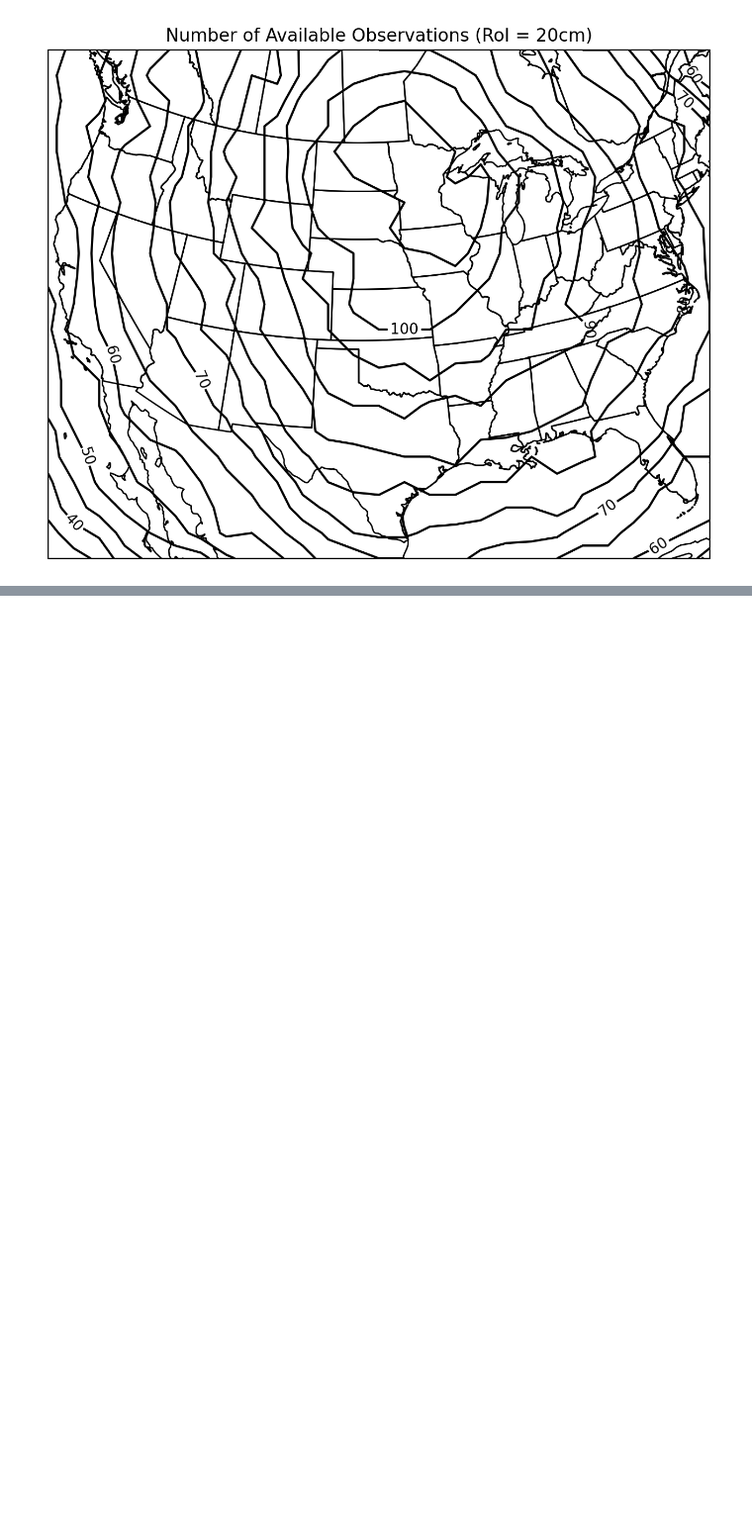
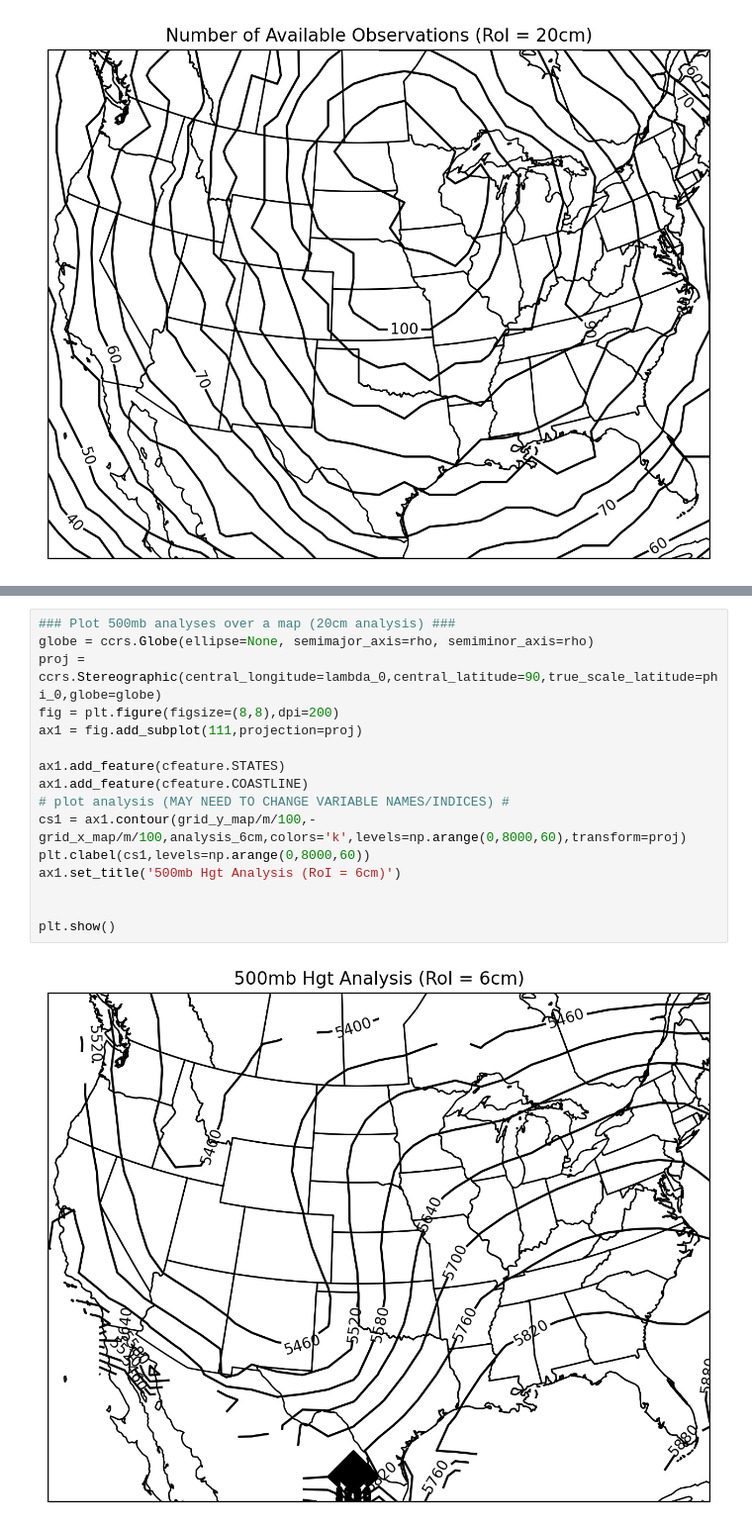
Before and after one commit to AgardHail/function_fitting, a Jupyter notebook: function_fitting_Portner.ipynb, the cells around one changed output, grey strips where cells are left out. Shown at 99% size. Drawn from its saved outputs; the diff is of its cells as text; blank space fills up the shorter version.

```diff
--- a/function_fitting_Portner.ipynb
+++ b/function_fitting_Portner.ipynb
@@ -266,0 +302,18 @@ np.savetxt('counts_20cm', counts_20cm, fmt = '%d', header = 'Number of Available
+# %%
+### Plot 500mb analyses over a map (20cm analysis) ###
+globe = ccrs.Globe(ellipse=None, semimajor_axis=rho, semiminor_axis=rho)
+proj = ccrs.Stereographic(central_longitude=lambda_0,central_latitude=90,true_scale_latitude=phi_0,globe=globe)
+fig = plt.figure(figsize=(8,8),dpi=200)
+ax1 = fig.add_subplot(111,projection=proj)
+
+ax1.add_feature(cfeature.STATES)
+ax1.add_feature(cfeature.COASTLINE)
+# plot analysis (MAY NEED TO CHANGE VARIABLE NAMES/INDICES) #
+cs1 = ax1.contour(grid_y_map/m/100,-grid_x_map/m/100,analysis_6cm,colors='k',levels=np.arange(0,8000,60),transform=proj)
+plt.clabel(cs1,levels=np.arange(0,8000,60))
+ax1.set_title('500mb Hgt Analysis (RoI = 6cm)')
+
+
+plt.show()
+# %% [output]
+[figure, added]
```
Also changed, not shown: parts of 5 cells of this notebook.
